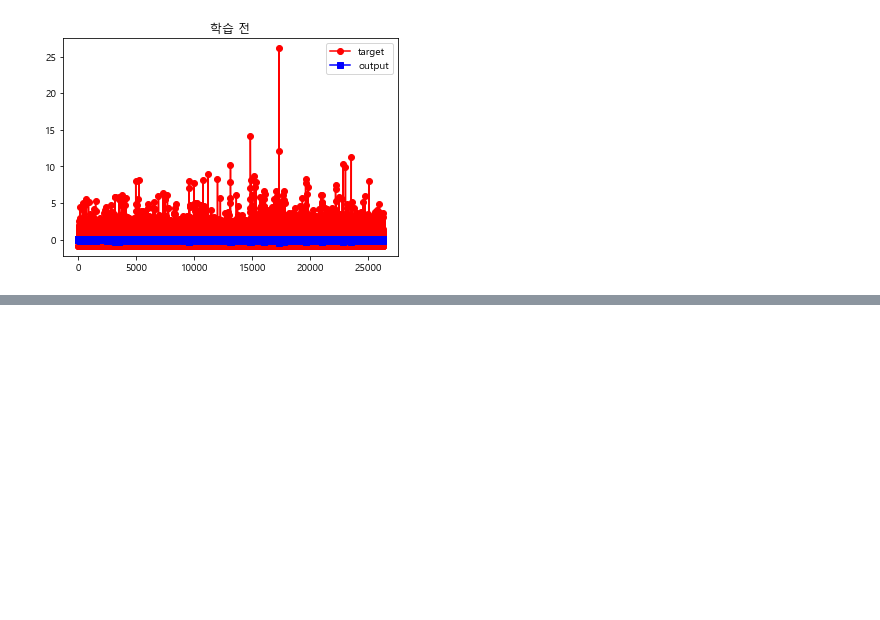
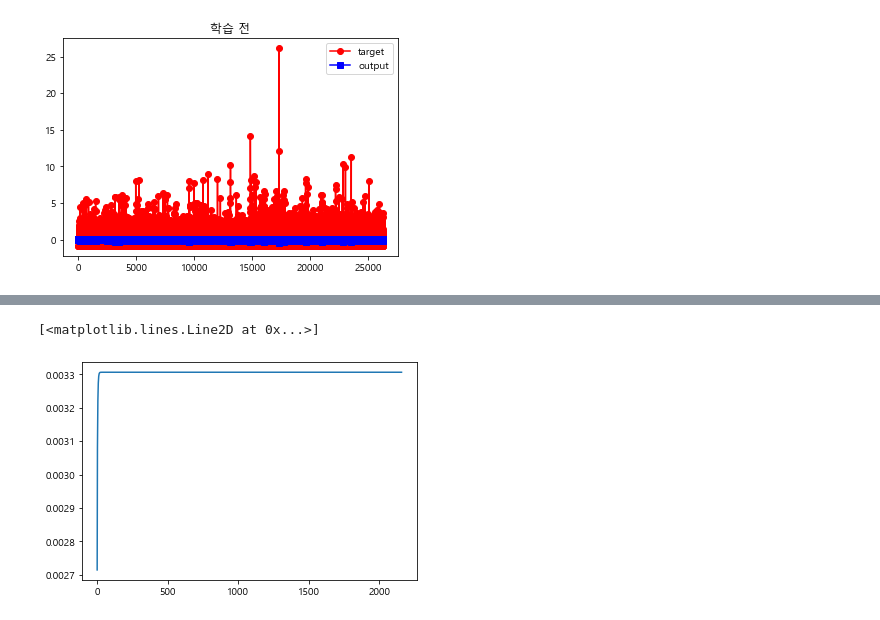
Before and after one commit to TaeHoon-Jin/B_C, a Jupyter notebook: rating_predict.ipynb, the cells around one changed output, grey strips where cells are left out. Drawn from its saved outputs; the diff is of its cells as text; code cells hidden in the pictures; blank space fills up the shorter version.

```diff
--- a/rating_predict.ipynb
+++ b/rating_predict.ipynb
@@ -429,0 +427,2 @@ plt.show()
+# %%
+pred_ratings = pd.read_excel('fo_rate.xlsx')
@@ -429,0 +438,5 @@ plt.show()
+# %%
+plt.plot(pred_ratings['Point.Forecast'])
+# %% [output]
+[<matplotlib.lines.Line2D at 0x...>]
+[figure, added]
```
Also changed, not shown: parts of 9 cells of this notebook.
